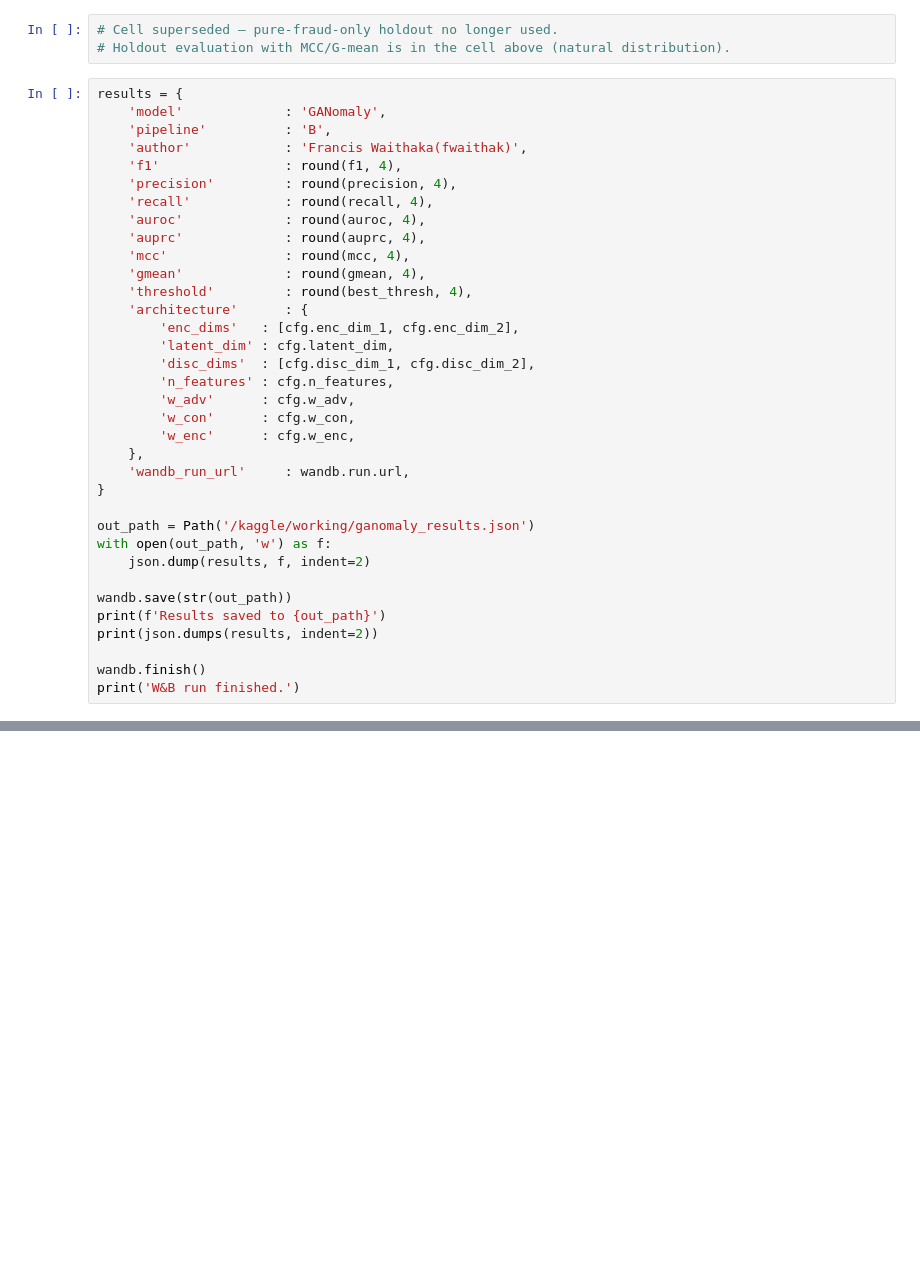
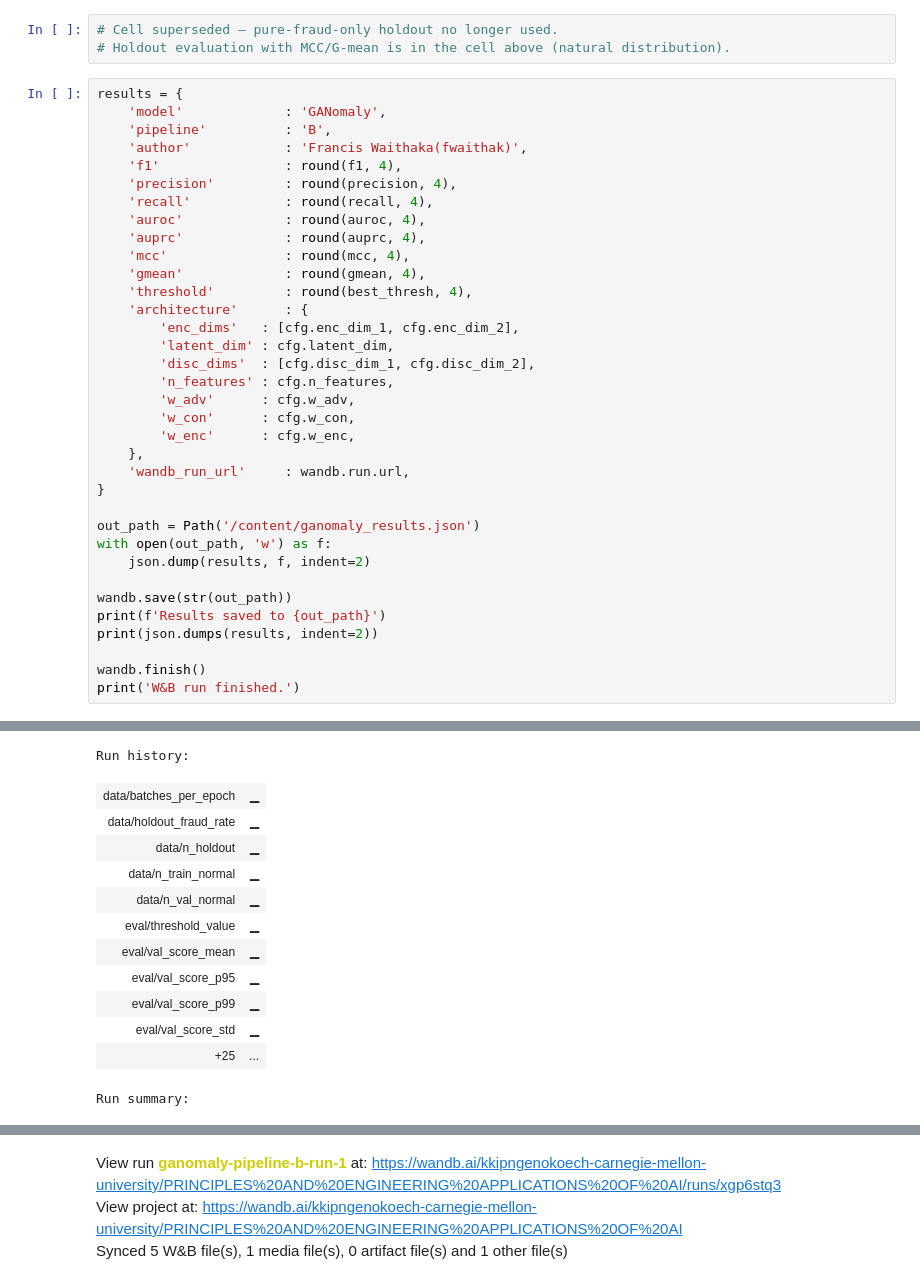
Before and after one commit to kkipngenokoech/synthesize-or-reconstruct, a Jupyter notebook: notebooks/ganomaly.ipynb, the cells around one changed output, grey strips where cells are left out. Drawn from its saved outputs; the diff is of its cells as text; blank space fills up the shorter version.

```diff
--- a/notebooks/ganomaly.ipynb
+++ b/notebooks/ganomaly.ipynb
@@ -636,7 +683,7 @@ results = {
     'wandb_run_url'     : wandb.run.url,
 }
 
-out_path = Path('/kaggle/working/ganomaly_results.json')
+out_path = Path('/content/ganomaly_results.json')
 with open(out_path, 'w') as f:
     json.dump(results, f, indent=2)
 
@@ -646,3 +693,4 @@ print(json.dumps(results, indent=2))
 
 wandb.finish()
 print('W&B run finished.')
+# %% [output]
@@ -648,0 +717,13 @@ print('W&B run finished.')
+Run history:
+| data/batches_per_epoch | ▁ |
+| data/holdout_fraud_rate | ▁ |
+| data/n_holdout | ▁ |
+| data/n_train_normal | ▁ |
+| data/n_val_normal | ▁ |
+| eval/threshold_value | ▁ |
+| eval/val_score_mean | ▁ |
+| eval/val_score_p95 | ▁ |
+| eval/val_score_p99 | ▁ |
+| eval/val_score_std | ▁ |
+| +25 | ... |
+Run summary:
@@ -648,0 +741,3 @@ print('W&B run finished.')
+View run ganomaly-pipeline-b-run-1 at: https://wandb.ai/kkipngenokoech-carnegie-mellon-university/PRINCIPLES%20AND%20ENGINEERING%20APPLICATIONS%20OF%20AI/runs/xgp6stq3
+View project at: https://wandb.ai/kkipngenokoech-carnegie-mellon-university/PRINCIPLES%20AND%20ENGINEERING%20APPLICATIONS%20OF%20AI
+Synced 5 W&B file(s), 1 media file(s), 0 artifact file(s) and 1 other file(s)
```
Also changed, not shown: parts of 15 cells of this notebook, 6 other files.
